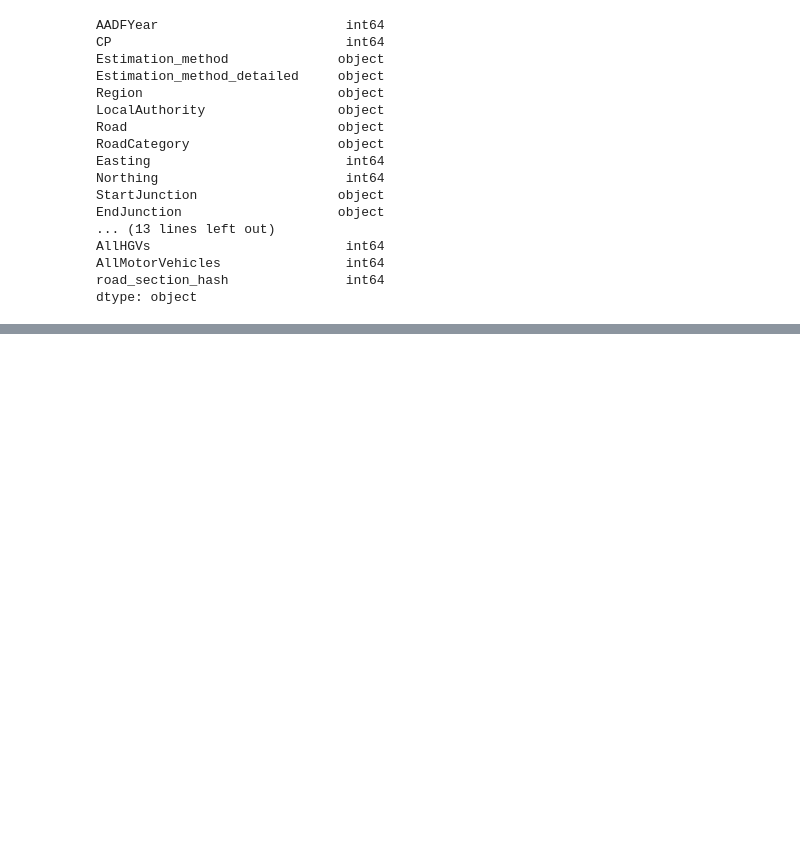
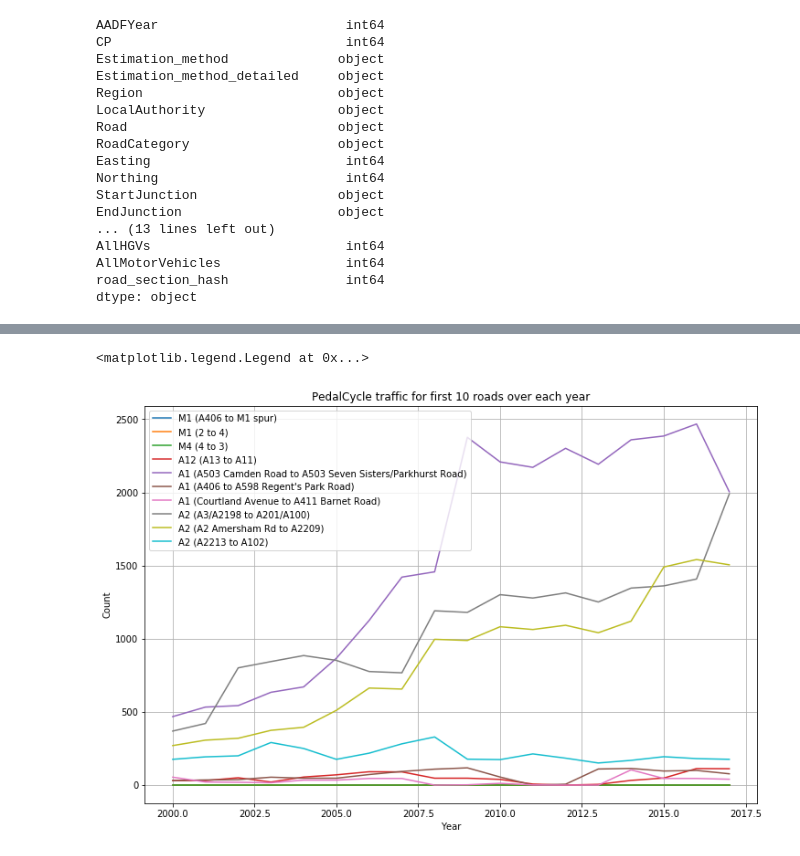
Before and after one commit to overington/Project-network-graphing-with-python, a Jupyter notebook: report.ipynb, the cells around one changed output, grey strips where cells are left out. Saved outputs shown, nothing was run; the diff lists cells and outputs as text; code cells hidden in the pictures; blank space fills up the shorter version.

```diff
--- a/report.ipynb
+++ b/report.ipynb
@@ -3,11 +25,15 @@
 import numpy as np
 import pandas as pd
 import networkx as nx
-from source import get_region_df, get_graph
+import matplotlib.pyplot as plt
+from src import get_region_df
 
 london_df = get_region_df('London.csv')
 year_range = london_df['AADFYear'].unique()
-london_df.dtypes
+hashes = london_df['road_section_hash'].unique()
+
+print(london_df.dtypes)
+# london_df.head()
 # %% [output]
 AADFYear                        int64
 CP                              int64
@@ -75,0 +78,17 @@ london_df.describe()
+# %%
+from src import get_cat_year_data, get_year_data, hash_single, hash_to_name
+
+
+plt.figure(figsize=(12,8))
+for h in hashes[0:10]:
+    name = '{}'.format(hash_to_name(london_df, h))
+    year_range, collected = get_year_data(london_df, h, 'PedalCycles')
+    plt.plot(year_range, collected, label=name)
+plt.grid()
+plt.title('PedalCycle traffic for first 10 roads over each year')
+plt.xlabel('Year')
+plt.ylabel('Count')
+plt.legend()
+# %% [output]
+<matplotlib.legend.Legend at 0x...>
+[figure, added]
```
Also changed, not shown: parts of 12 cells of this notebook.
